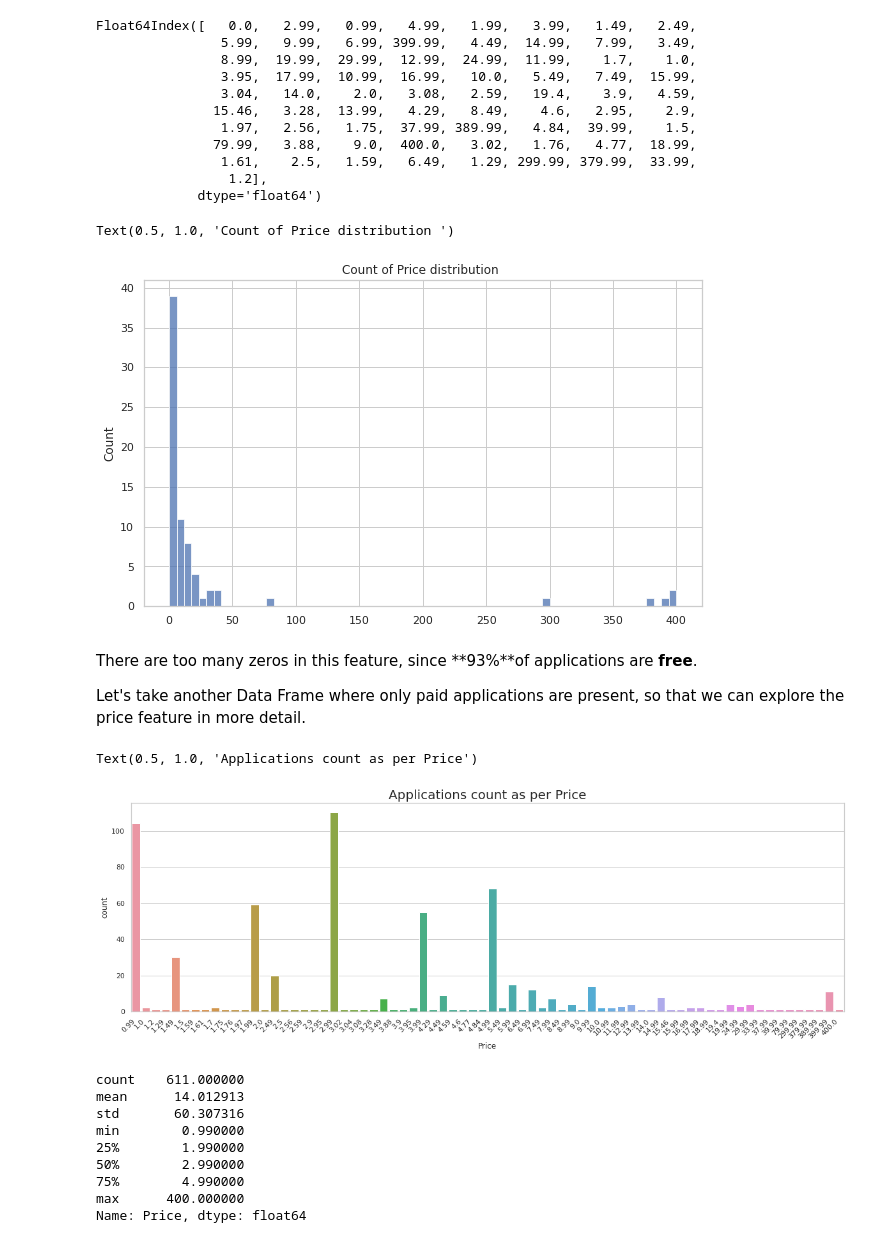
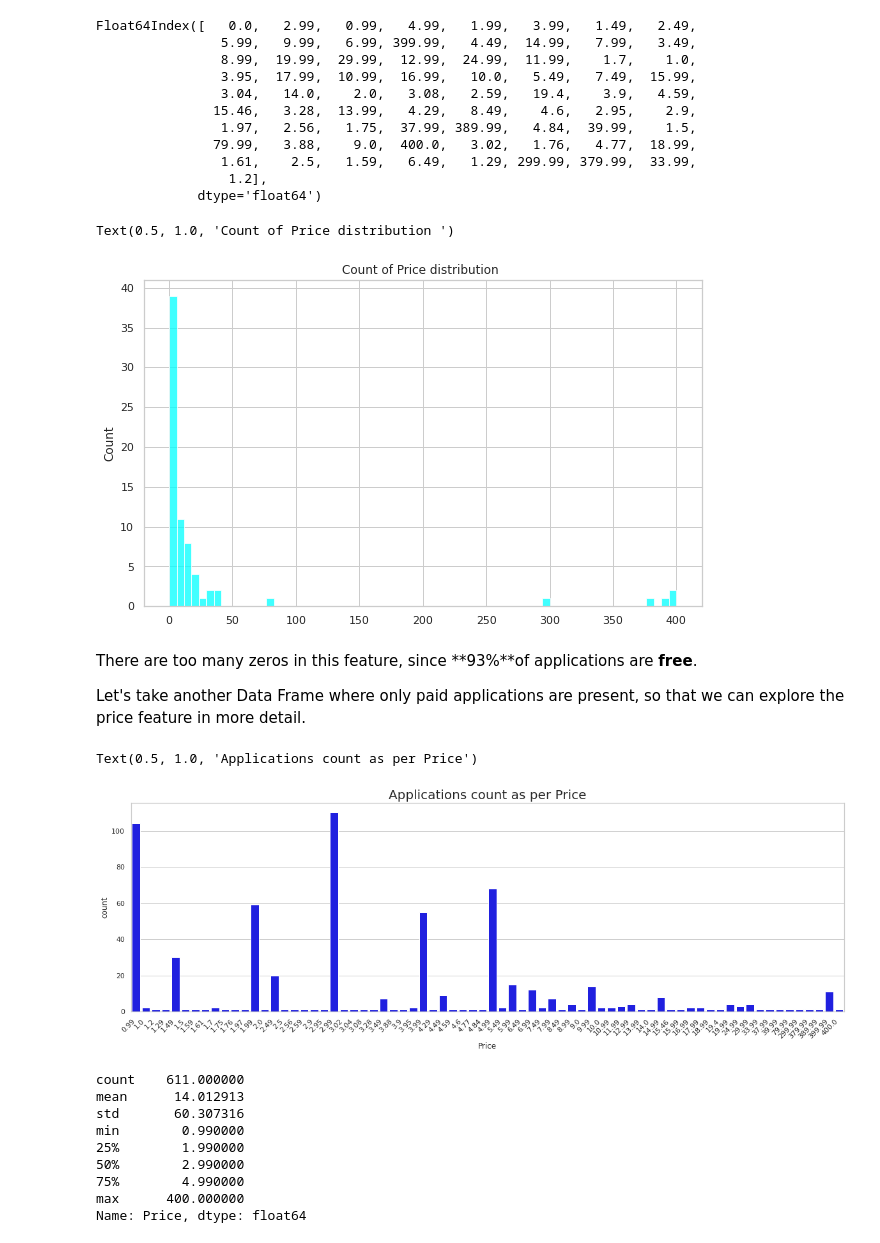
Before and after one commit to S-Deshmukh46/Play_Store_App_Review, a Jupyter notebook: Play_Store_App_Review_Analysis_Capstone_Project(Sourabh).ipynb, the cells around one changed output. Drawn from its saved outputs; the diff is of its cells as text; code cells hidden in the pictures.

```diff
--- a/Play_Store_App_Review_Analysis_Capstone_Project(Sourabh).ipynb
+++ b/Play_Store_App_Review_Analysis_Capstone_Project(Sourabh).ipynb
@@ -444,11 +444,11 @@ Float64Index([   0.0,   2.99,   0.99,   4.99,   1.99,   3.99,   1.49,   2.49,
              dtype='float64')
 # %%
 plt.figure(figsize=(10,6))
-sns.histplot(play_store_app_data['Price'].value_counts().index)
+sns.histplot(play_store_app_data['Price'].value_counts().index,color='cyan')
 plt.title("Count of Price distribution ")
 # %% [output]
 Text(0.5, 1.0, 'Count of Price distribution ')
-[figure, old version]
+[figure, new version]
 # %% [markdown]
 There are too many zeros in this feature, since **93%**of applications are **free**.
 
@@ -458,12 +458,12 @@ Let's take another Data Frame where only paid applications are present, so that
 paid_applications_df=play_store_app_data[play_store_app_data['Type']=='Paid']
 # %%
 plt.figure(figsize=(20,6))
-ax=sns.countplot(paid_applications_df['Price'])
+ax=sns.countplot(paid_applications_df['Price'],color='Blue')
 ax.set_xticklabels(ax.get_xticklabels(), rotation=45,ha='right')
 ax.set_title('Applications count as per Price',fontsize=20)
 # %% [output]
 Text(0.5, 1.0, 'Applications count as per Price')
-[figure, old version]
+[figure, new version]
 # %%
 paid_applications_df['Price'].describe()
 # %% [output]
```
Also changed, not shown: parts of 22 cells of this notebook.
